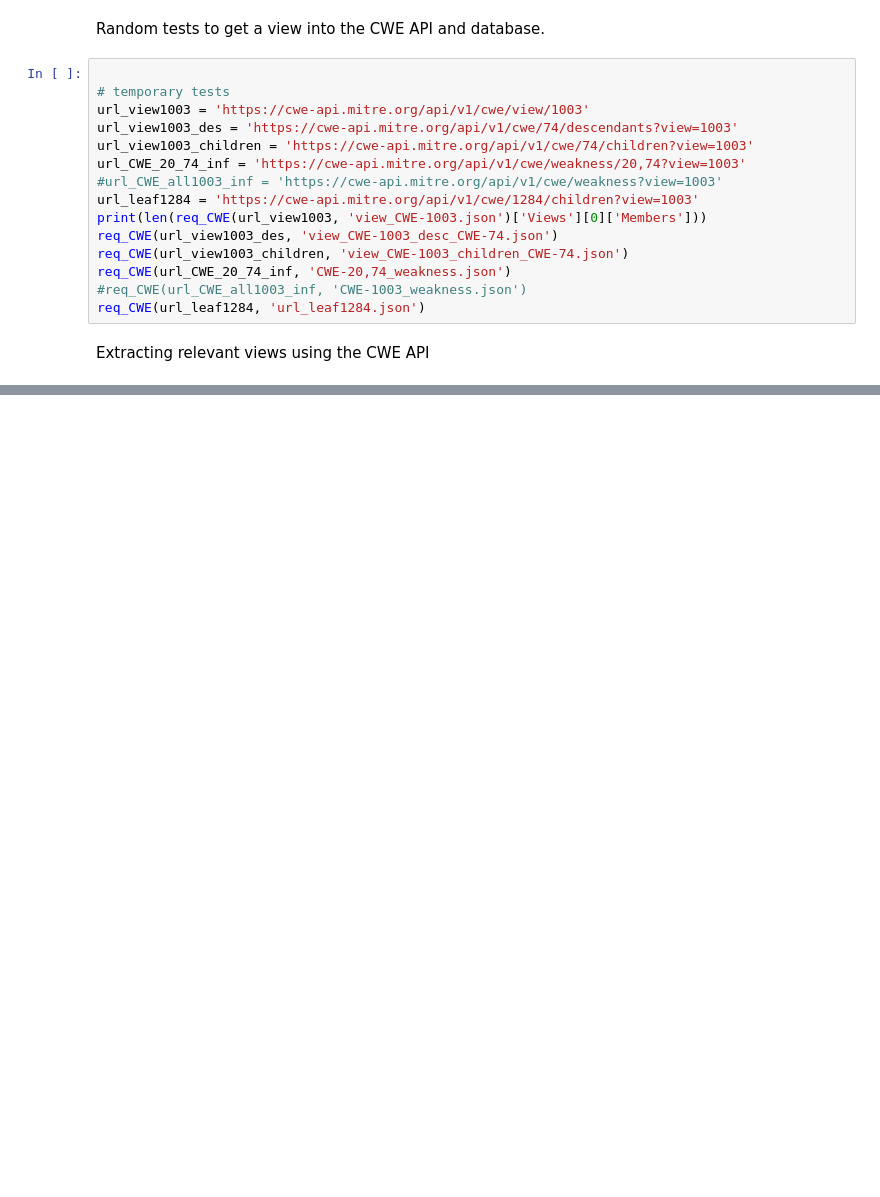
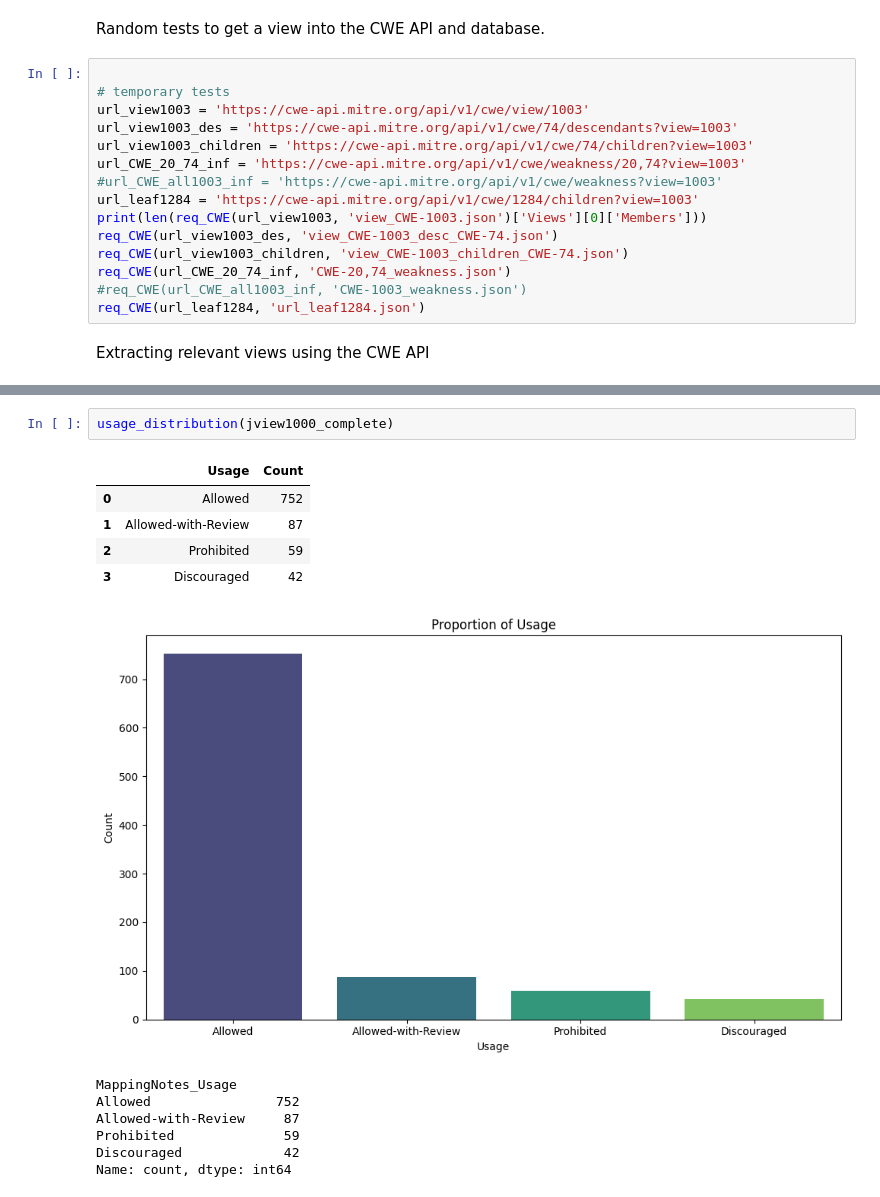
Before and after one commit to Eathus/Thesis-Edvin, a Jupyter notebook: CWE_analysis/analysis.ipynb, the cells around one changed output, grey strips where cells are left out. Cells and saved outputs as stored; diff of their text form; blank space fills up the shorter version.

```diff
--- a/CWE_analysis/analysis.ipynb
+++ b/CWE_analysis/analysis.ipynb
@@ -174,0 +489,15 @@ get_paths('1003', df_view1003_complete)
+# %%
+usage_distribution(jview1000_complete)
+# %% [output]
+|  | Usage | Count |
+| 0 | Allowed | 752 |
+| 1 | Allowed-with-Review | 87 |
+| 2 | Prohibited | 59 |
+| 3 | Discouraged | 42 |
+[figure, added]
+MappingNotes_Usage
+Allowed                752
+Allowed-with-Review     87
+Prohibited              59
+Discouraged             42
+Name: count, dtype: int64
```
Also changed, not shown: parts of 16 cells of this notebook.
